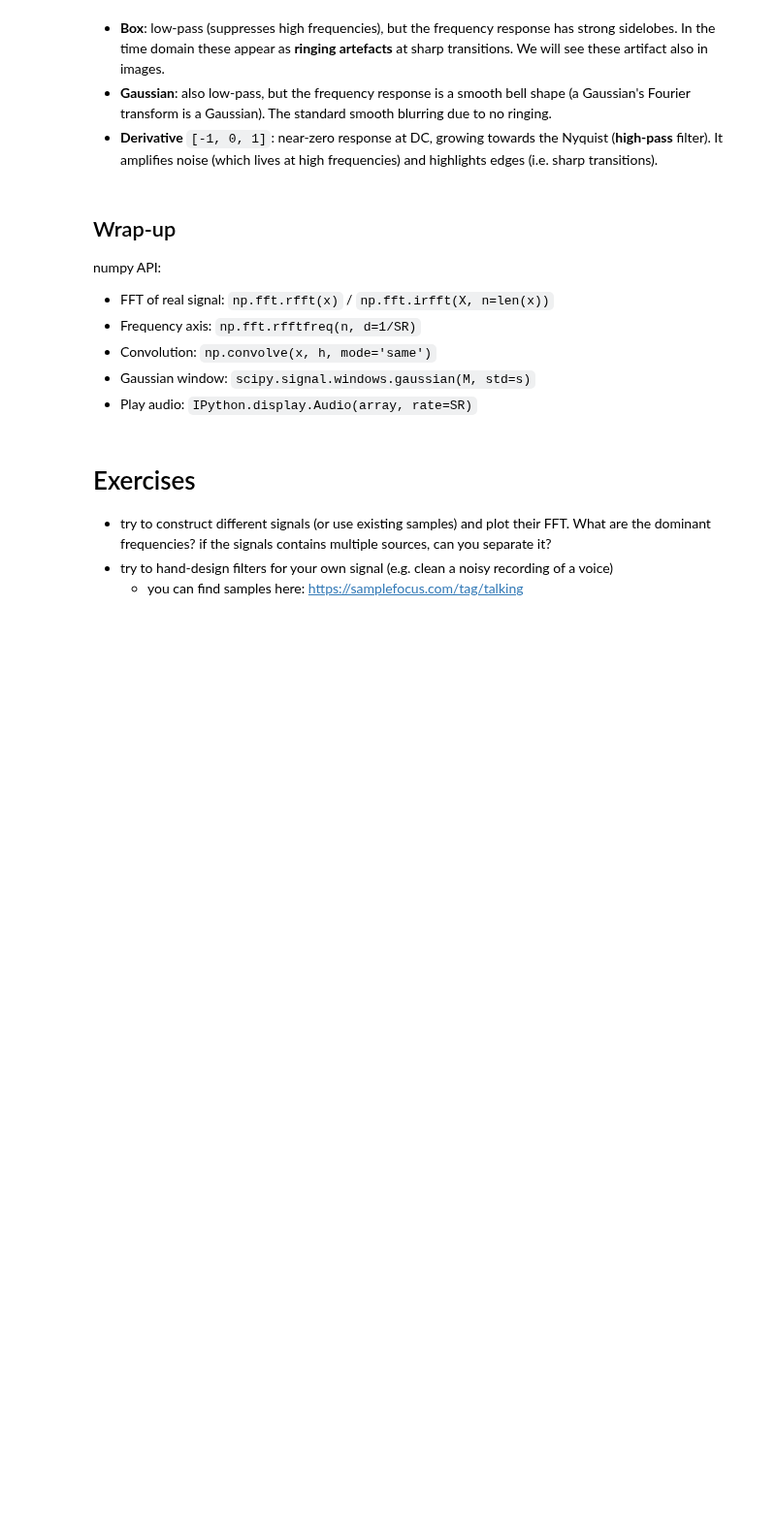
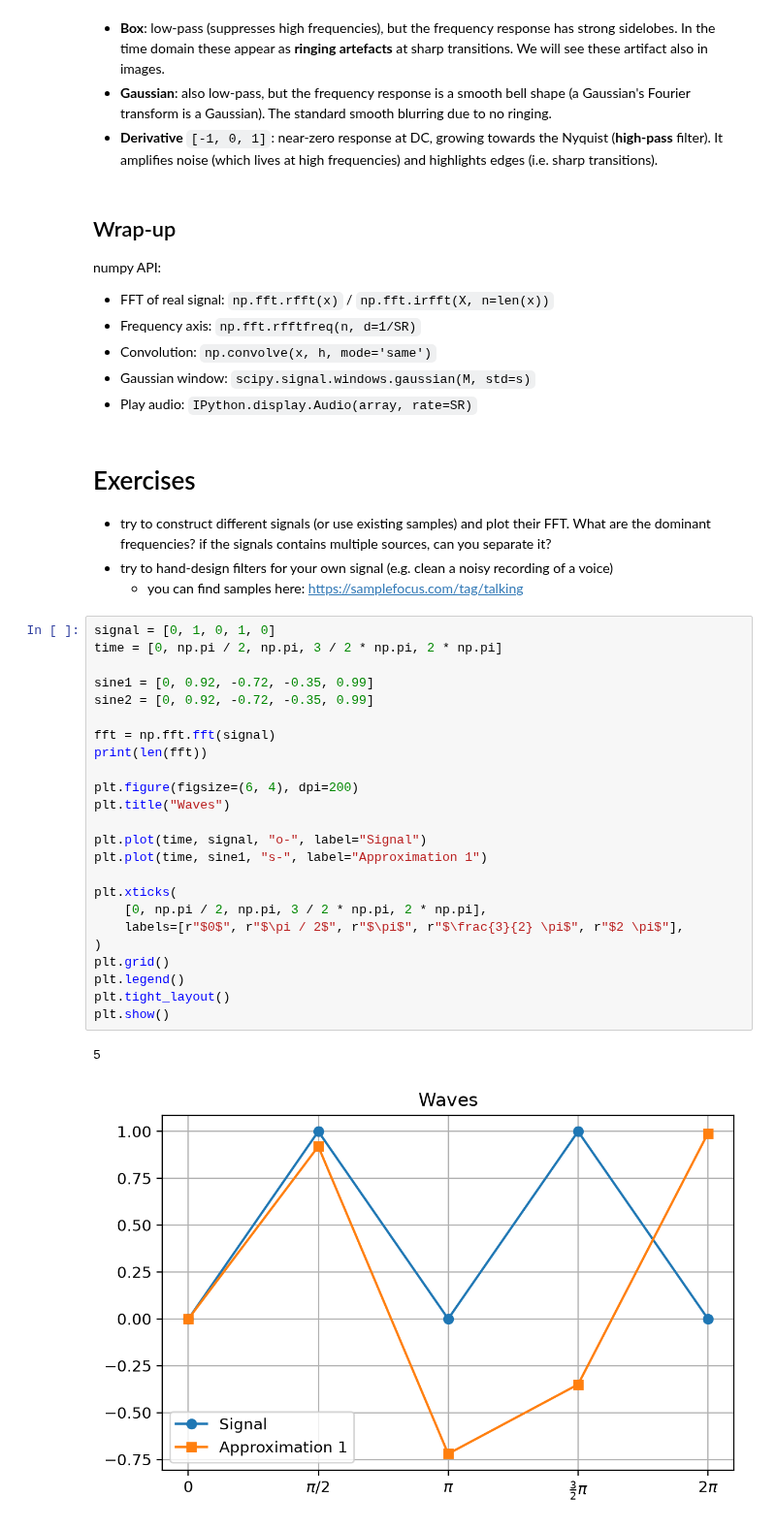
Before and after one commit to FedericoBustaffa/laboratories, a Jupyter notebook: computer_vision/lab1/fourier.ipynb, the cells around one changed output. Shown at 97% size. Drawn from its saved outputs; the diff is of its cells as text; blank space fills up the shorter version.

```diff
--- a/computer_vision/lab1/fourier.ipynb
+++ b/computer_vision/lab1/fourier.ipynb
@@ -377,3 +377,30 @@ numpy API:
 - try to construct different signals (or use existing samples) and plot their FFT. What are the dominant frequencies? if the signals contains multiple sources, can you separate it?
 - try to hand-design filters for your own signal (e.g. clean a noisy recording of a voice)
   - you can find samples here: https://samplefocus.com/tag/talking
+# %%
+signal = [0, 1, 0, 1, 0]
+time = [0, np.pi / 2, np.pi, 3 / 2 * np.pi, 2 * np.pi]
+
+sine1 = [0, 0.92, -0.72, -0.35, 0.99]
+sine2 = [0, 0.92, -0.72, -0.35, 0.99]
+
+fft = np.fft.fft(signal)
+print(len(fft))
+
+plt.figure(figsize=(6, 4), dpi=200)
+plt.title("Waves")
+
+plt.plot(time, signal, "o-", label="Signal")
+plt.plot(time, sine1, "s-", label="Approximation 1")
+
+plt.xticks(
+    [0, np.pi / 2, np.pi, 3 / 2 * np.pi, 2 * np.pi],
+    labels=[r"$0$", r"$\pi / 2$", r"$\pi$", r"$\frac{3}{2} \pi$", r"$2 \pi$"],
+)
+plt.grid()
+plt.legend()
+plt.tight_layout()
+plt.show()
+# %% [output]
+5
+[figure, added]
```
Also changed, not shown: 1 other file.
